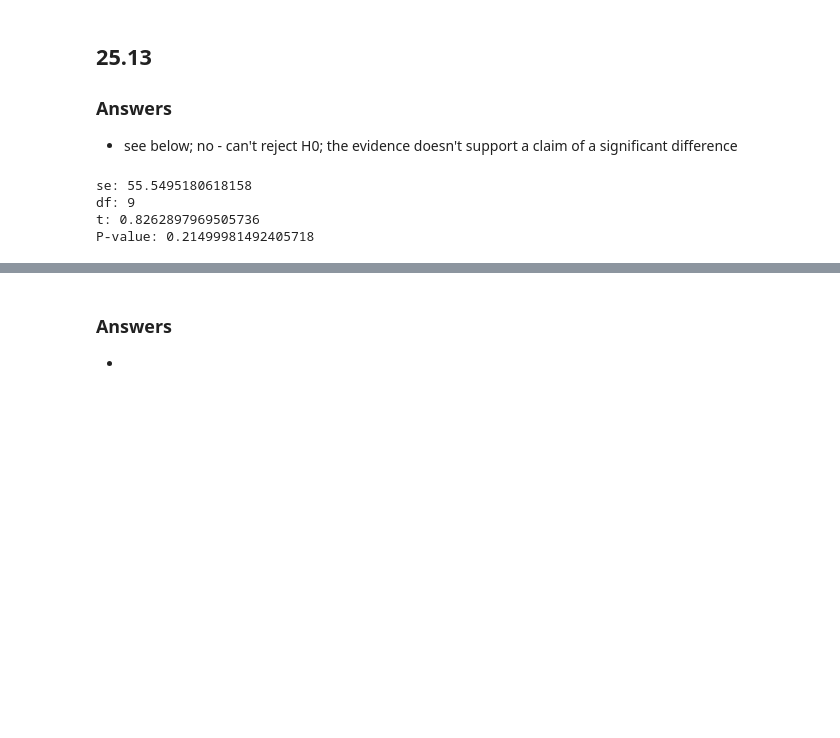
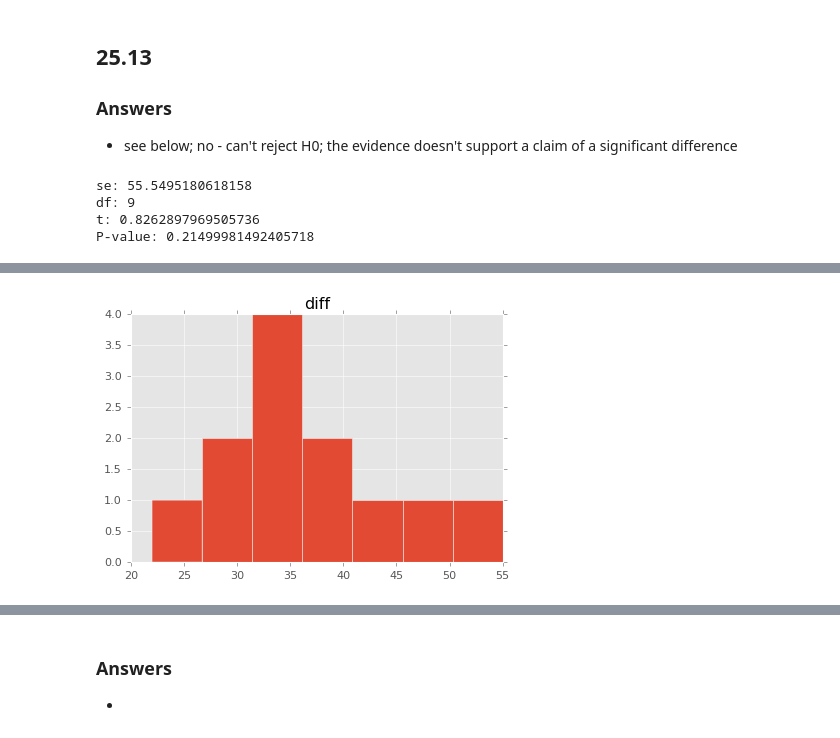
Before and after one commit to rickhaffey/stats-dvb, a Jupyter notebook: exercises/Chapter 25 - Exercises.ipynb, the cells around one changed output, grey strips where cells are left out. Drawn from its saved outputs; the diff is of its cells as text; code cells hidden in the pictures; blank space fills up the shorter version.

```diff
--- a/exercises/Chapter 25 - Exercises.ipynb
+++ b/exercises/Chapter 25 - Exercises.ipynb
@@ -4,3 +4,11 @@
 from statistics import stdev
 import scipy.stats as stats
 import math
+
+import pandas as pd
+import numpy as np
+import matplotlib.pyplot as plt
+
+%matplotlib inline
+
+plt.style.use("ggplot")
@@ -82,0 +117,6 @@ P-value: 0.21499981492405718
+# %%
+#!cat ../data/Temperatures.txt
+
+data = pd.read_table("../data/Temperatures.txt", index_col="City")
+data['diff'] = data.July - data.Jan
+data.head()
@@ -82,0 +143,4 @@ P-value: 0.21499981492405718
+# %%
+data.hist('diff', bins=7);
+# %% [output]
+[figure, added]
```
Also changed, not shown: parts of 18 cells of this notebook.
